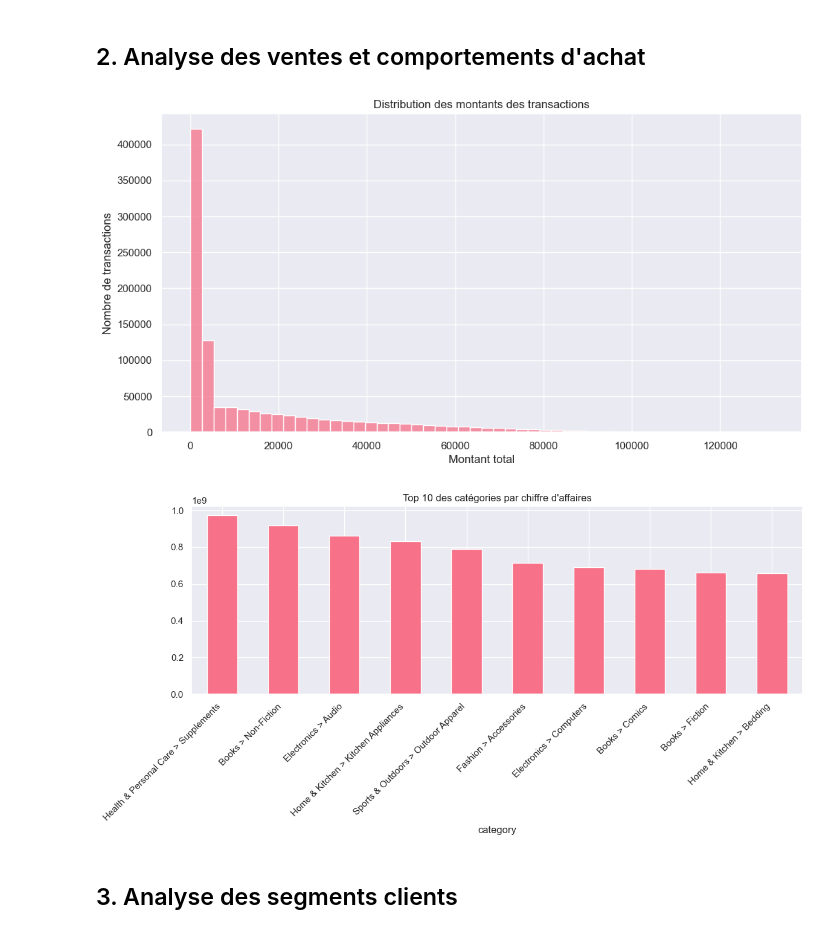
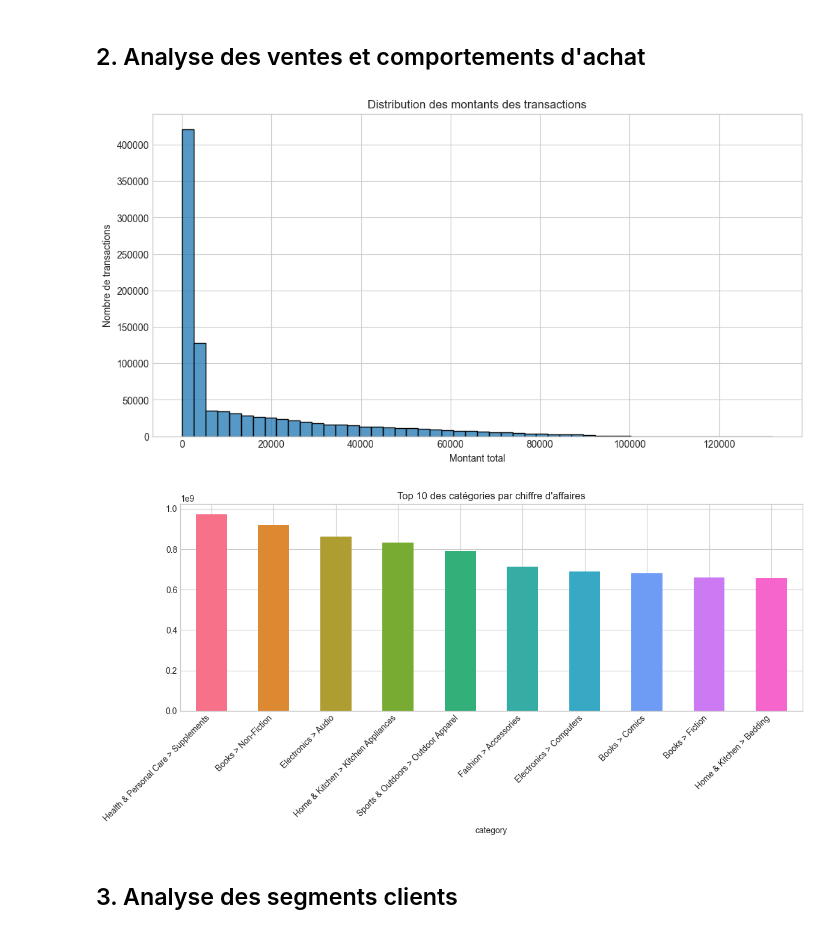
Before and after one commit to davidcyn974/big-data-pipeline-group-Studio-de-Felice, a Jupyter notebook: data exploration/data_exploration.ipynb, the cells around one changed output. Drawn from its saved outputs; the diff is of its cells as text; code cells hidden in the pictures.

```diff
--- a/data exploration/data_exploration.ipynb
+++ b/data exploration/data_exploration.ipynb
@@ -10,8 +10,9 @@ import matplotlib.pyplot as plt
 import seaborn as sns
 
 # Configuration du style des graphiques
-sns.set_theme()
-sns.set_palette("husl")
+sns.husl_palette()
+sns.color_palette("husl", 10)
+plt.style.use("seaborn-v0_8-whitegrid")
 
 # Lecture des données
 df = pd.read_csv('../ecommerce_data_with_trends.csv')
@@ -73,24 +74,26 @@ Statistiques descriptives :
 # %%
 # Distribution des montants totaux des transactions
 plt.figure(figsize=(12, 6))
 sns.histplot(data=df, x='total_amount', bins=50)
 plt.title('Distribution des montants des transactions')
 plt.xlabel('Montant total')
 plt.ylabel('Nombre de transactions')
 plt.show()
 
 # Top 10 des catégories par chiffre d'affaires
 category_sales = df.groupby('category')['total_amount'].sum().sort_values(ascending=False)
+# Création d'une palette de couleurs personnalisée
+colors = sns.color_palette("husl", 10)
 
 plt.figure(figsize=(12, 6))
-category_sales.head(10).plot(kind='bar')
+category_sales.head(10).plot(kind='bar', color=colors)  # Ajout du paramètre color
 plt.title('Top 10 des catégories par chiffre d\'affaires')
 plt.xticks(rotation=45, ha='right')
 plt.tight_layout()
 plt.show()
 # %% [output]
-[figure, old version]
+[figure, new version]
-[figure, old version]
+[figure, new version]
 # %% [markdown]
 ## 3. Analyse des segments clients
 # %%
```
Also changed, not shown: parts of 3 cells of this notebook.
